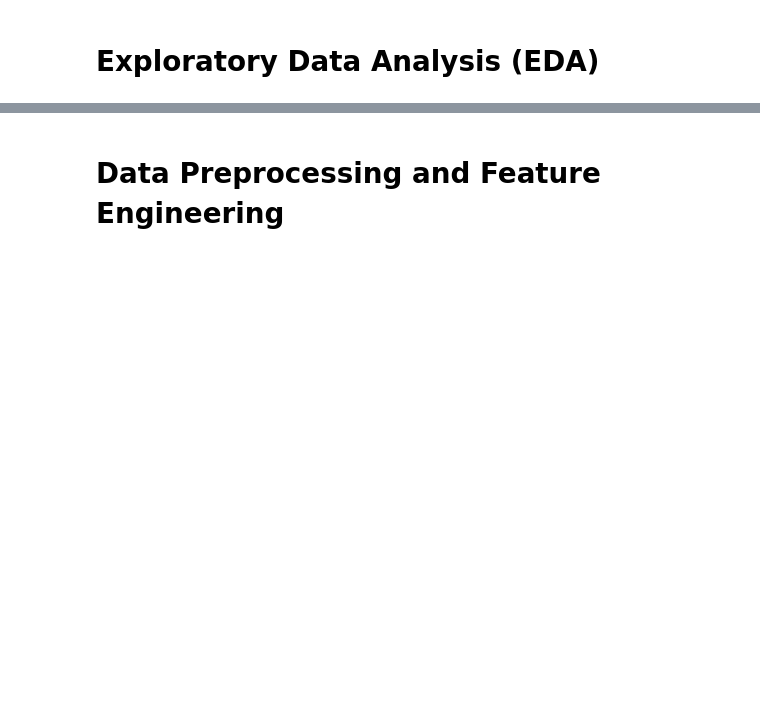
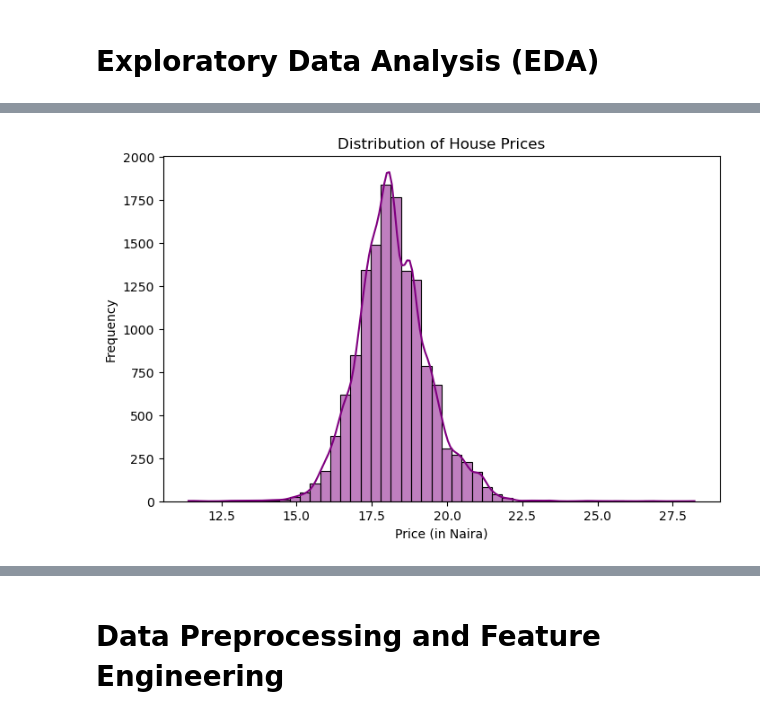
Before and after one commit to Johnnysnipes90/Nigeria-Housing-Price-Prediction, a Jupyter notebook: Notebook/notebook.ipynb, the cells around one changed output, grey strips where cells are left out. Saved outputs shown, nothing was run; the diff lists cells and outputs as text; code cells hidden in the pictures; blank space fills up the shorter version.

```diff
--- a/Notebook/notebook.ipynb
+++ b/Notebook/notebook.ipynb
@@ -232,0 +243,10 @@ dtype: float64
+# %%
+# Plot histogram with KDE for price
+plt.figure(figsize=(8, 5))
+sns.histplot(nigeria_df['price'], kde=True, bins=50, color='purple')
+plt.title('Distribution of House Prices')
+plt.xlabel('Price (in Naira)')
+plt.ylabel('Frequency')
+plt.show()
+# %% [output]
+[figure, added]
```
Also changed, not shown: parts of 5 cells of this notebook.
